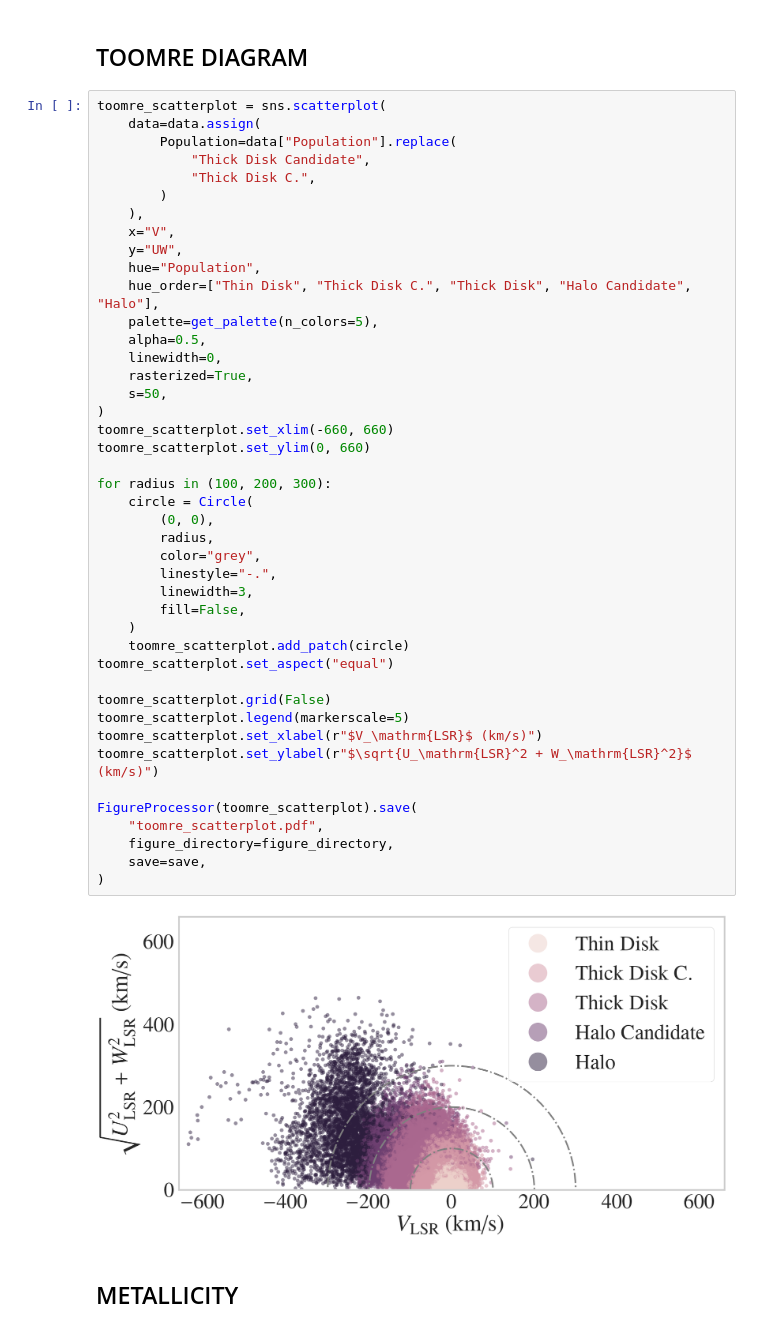
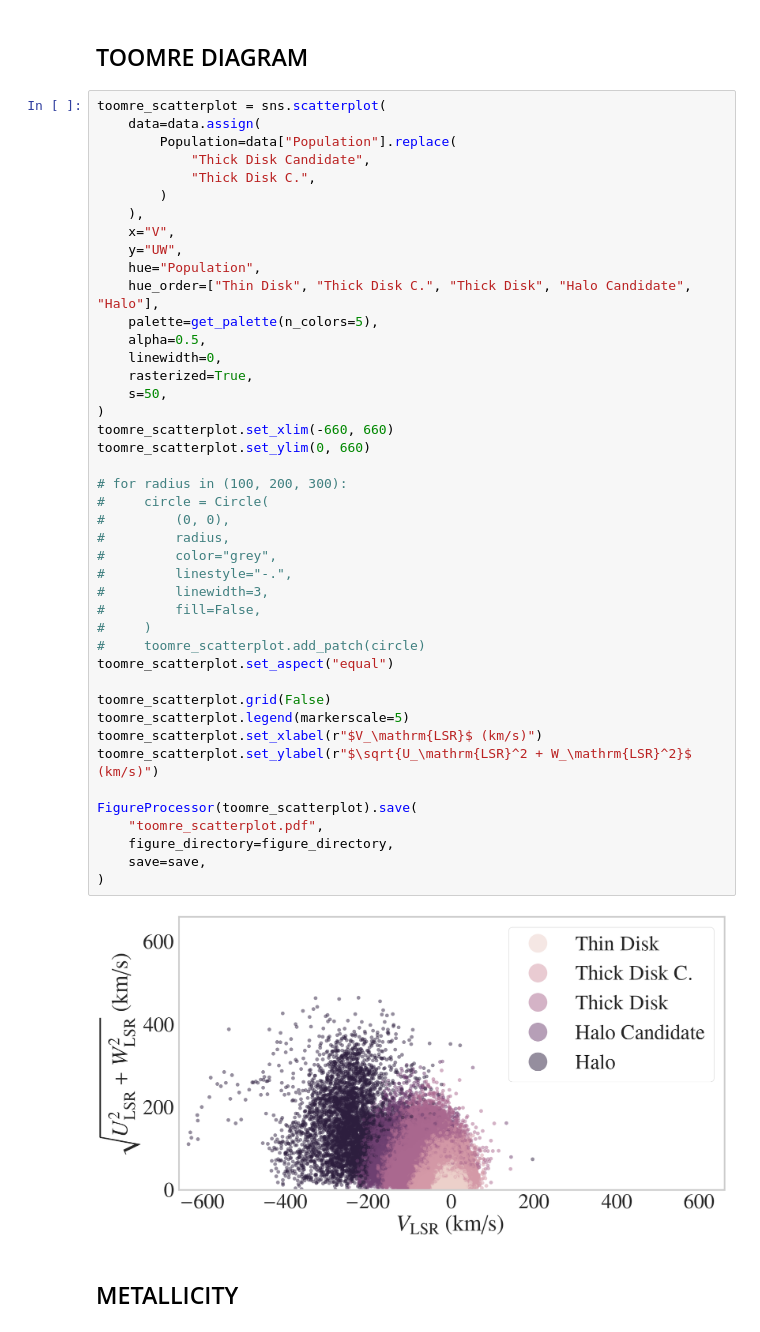
Before and after one commit to ChrisBoettner/plato, a Jupyter notebook: notebooks/04_stellar_sample.ipynb, the cells around one changed output. Saved outputs shown, nothing was run; the diff lists cells and outputs as text.

```diff
--- a/notebooks/04_stellar_sample.ipynb
+++ b/notebooks/04_stellar_sample.ipynb
@@ -69,44 +73,44 @@ toomre_scatterplot = sns.scatterplot(
             "Thick Disk Candidate",
             "Thick Disk C.",
         )
     ),
     x="V",
     y="UW",
     hue="Population",
     hue_order=["Thin Disk", "Thick Disk C.", "Thick Disk", "Halo Candidate", "Halo"],
     palette=get_palette(n_colors=5),
     alpha=0.5,
     linewidth=0,
     rasterized=True,
     s=50,
 )
 toomre_scatterplot.set_xlim(-660, 660)
 toomre_scatterplot.set_ylim(0, 660)
 
-for radius in (100, 200, 300):
-    circle = Circle(
-        (0, 0),
-        radius,
-        color="grey",
-        linestyle="-.",
-        linewidth=3,
-        fill=False,
-    )
-    toomre_scatterplot.add_patch(circle)
+# for radius in (100, 200, 300):
+#     circle = Circle(
+#         (0, 0),
+#         radius,
+#         color="grey",
+#         linestyle="-.",
+#         linewidth=3,
+#         fill=False,
+#     )
+#     toomre_scatterplot.add_patch(circle)
 toomre_scatterplot.set_aspect("equal")
 
 toomre_scatterplot.grid(False)
 toomre_scatterplot.legend(markerscale=5)
 toomre_scatterplot.set_xlabel(r"$V_\mathrm{LSR}$ (km/s)")
 toomre_scatterplot.set_ylabel(r"$\sqrt{U_\mathrm{LSR}^2 + W_\mathrm{LSR}^2}$ (km/s)")
 
 FigureProcessor(toomre_scatterplot).save(
     "toomre_scatterplot.pdf",
     figure_directory=figure_directory,
     save=save,
 )
 # %% [output]
-[figure, old version]
+[figure, new version]
 # %% [markdown]
 ## METALLICITY
 # %%
```
Also changed, not shown: parts of 3 cells of this notebook, 7 other files.
